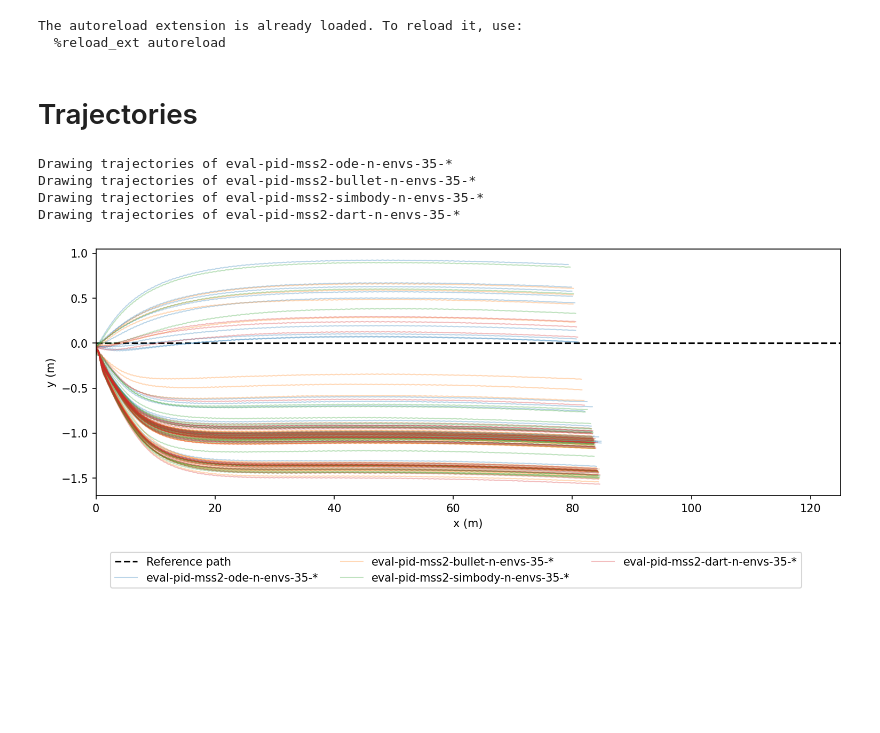
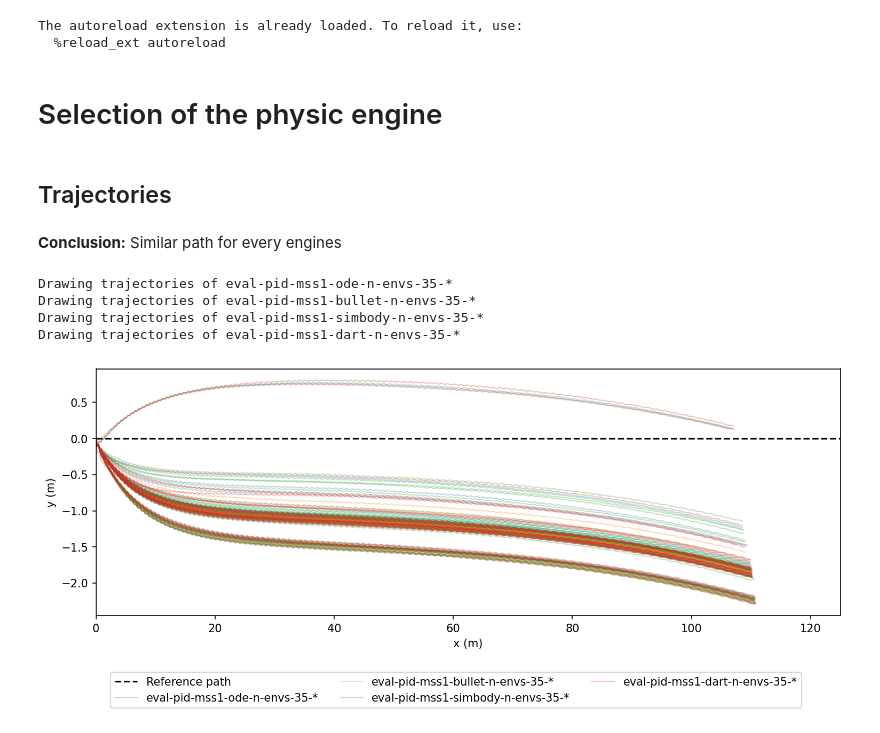
Before and after one commit to lucasmrdt/sailboat-drl, a Jupyter notebook: notebooks/select_physic_engine.ipynb, the cells around one changed output. Saved outputs shown, nothing was run; the diff lists cells and outputs as text; code cells hidden in the pictures; blank space fills up the shorter version.

Commit message:
analysis on physics engine and environment done

```diff
--- a/notebooks/select_physic_engine.ipynb
+++ b/notebooks/select_physic_engine.ipynb
@@ -10,18 +10,22 @@ import numpy as np
 from prettytable import PrettyTable
 
 from utils import draw_trajectories, get_metric
+# %% [markdown]
+# Selection of the physic engine
 # %% [markdown]
-# Trajectories
+## Trajectories
+# %% [markdown]
+**Conclusion:** Similar path for every engines
 # %%
 draw_trajectories([
-    'eval-pid-mss2-ode-n-envs-35-*',
-    'eval-pid-mss2-bullet-n-envs-35-*',
-    'eval-pid-mss2-simbody-n-envs-35-*',
-    'eval-pid-mss2-dart-n-envs-35-*',
+    'eval-pid-mss1-ode-n-envs-35-*',
+    'eval-pid-mss1-bullet-n-envs-35-*',
+    'eval-pid-mss1-simbody-n-envs-35-*',
+    'eval-pid-mss1-dart-n-envs-35-*',
 ])
 # %% [output]
-Drawing trajectories of eval-pid-mss2-ode-n-envs-35-*
-Drawing trajectories of eval-pid-mss2-bullet-n-envs-35-*
-Drawing trajectories of eval-pid-mss2-simbody-n-envs-35-*
-Drawing trajectories of eval-pid-mss2-dart-n-envs-35-*
+Drawing trajectories of eval-pid-mss1-ode-n-envs-35-*
+Drawing trajectories of eval-pid-mss1-bullet-n-envs-35-*
+Drawing trajectories of eval-pid-mss1-simbody-n-envs-35-*
+Drawing trajectories of eval-pid-mss1-dart-n-envs-35-*
-[figure, old version]
+[figure, new version]
```
Also changed, not shown: parts of 21 cells of this notebook.
